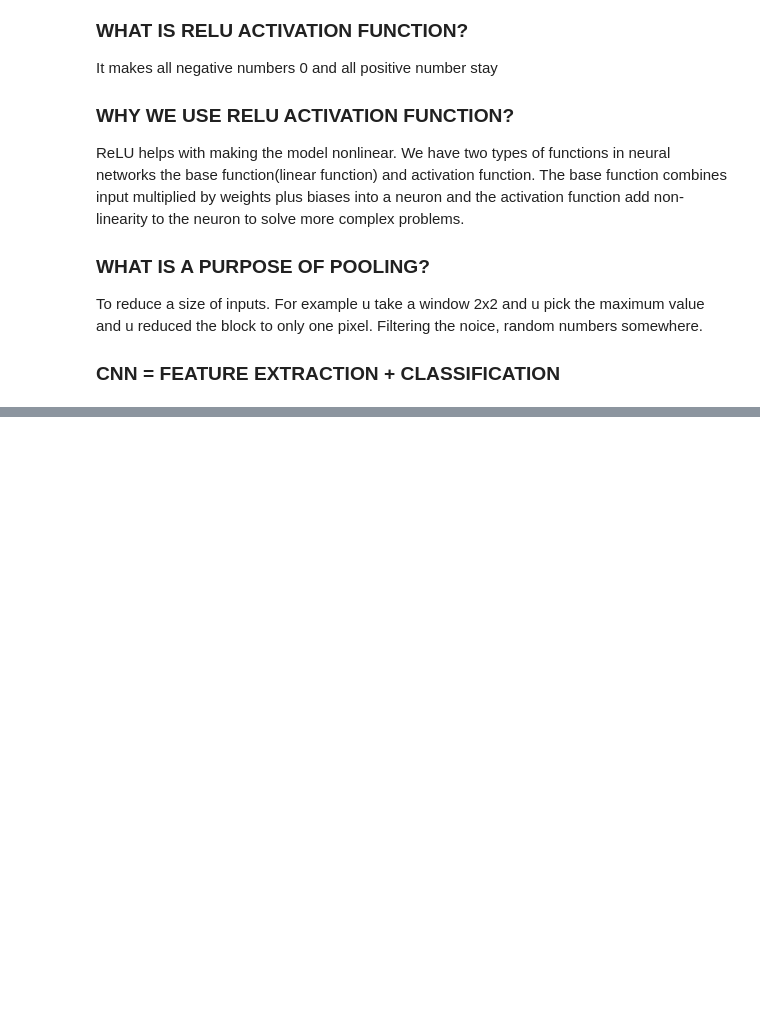
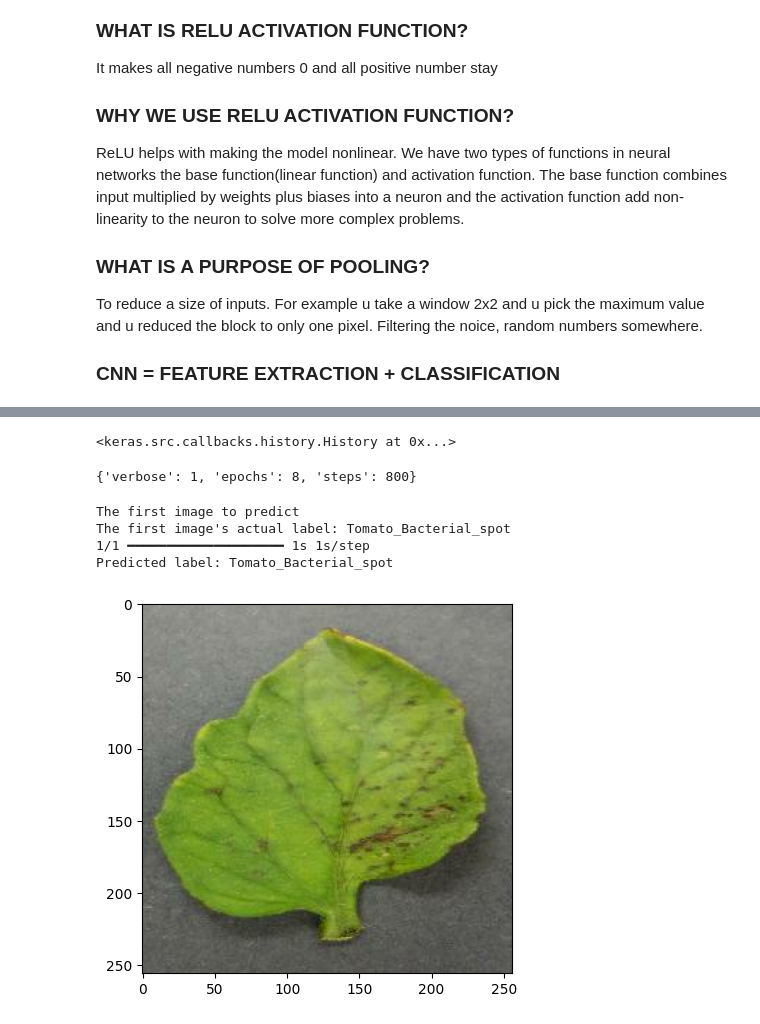
Before and after one commit to danoboss1/Tomato-AI-project, a Jupyter notebook: training/creating_model.ipynb, the cells around one changed output, grey strips where cells are left out. Saved outputs shown, nothing was run; the diff lists cells and outputs as text; code cells hidden in the pictures; blank space fills up the shorter version.

Commit message:
Feat: Trained model

```diff
--- a/training/creating_model.ipynb
+++ b/training/creating_model.ipynb
@@ -23,7 +23,7 @@ pip install tensorflow keras numpy matplotlib ipython
 # %% [markdown]
 # Loading data into tensorflow dataset object
 # %%
-BATCH_SIZE = 32
+BATCH_SIZE = 16
 IMAGE_SIZE = (256, 256)
 # %%
 dataset = tf.keras.preprocessing.image_dataset_from_directory(
@@ -135,7 +135,9 @@ len(test_dataset)
 # %%
-train_dataset = train_dataset.cache().shuffle(1000).prefetch(buffer_size=tf.data.AUTOTUNE)
-val_dataset = val_dataset.cache().shuffle(1000).prefetch(buffer_size=tf.data.AUTOTUNE)
-test_dataset = test_dataset.cache().shuffle(1000).prefetch(buffer_size=tf.data.AUTOTUNE)
+# I deleted cache() in every dataset
+
+train_dataset = train_dataset.shuffle(1000).prefetch(buffer_size=tf.data.AUTOTUNE)
+val_dataset = val_dataset.shuffle(1000).prefetch(buffer_size=tf.data.AUTOTUNE)
+test_dataset = test_dataset.shuffle(1000).prefetch(buffer_size=tf.data.AUTOTUNE)
 # %% [markdown]
 # Data augmentation
 # %%
@@ -182,15 +184,13 @@ model = models.Sequential([
     layers.MaxPooling2D((2, 2)),
     layers.Conv2D(64, (3, 3), activation='relu'),
     layers.MaxPooling2D((2, 2)),
-    layers.Conv2D(64, (3, 3), activation='relu'),
-    layers.MaxPooling2D((2, 2)),
-    layers.Conv2D(64, (3, 3), activation='relu'),
-    layers.MaxPooling2D((2, 2)),
     layers.Flatten(),
     layers.Dense(64, activation='relu'),
     layers.Dense(n_classes, activation='softmax'),
 ])
 
+# I have deleted two pairs of (2nd Conv2D and MaxPooling2D)
+
 model.build(input_shape=input_shape)
 # %%
 # this will be the end of next episode, because that training take a enourmous amount of time
@@ -212,6 +234,6 @@ history = model.fit(
     batch_size=BATCH_SIZE,
     validation_data=val_dataset,
     verbose=1,
-    epochs=3,
+    epochs=8,
 )
 # %% [output]
@@ -219,0 +262,32 @@ Epoch 1/3
+# %%
+# history is used for printing out the information about training process
+history
+# %% [output]
+<keras.src.callbacks.history.History at 0x...>
+# %%
+# explain tensorflow keras callback history a co vsetko sa tam da pozriet
+history.params
+# %% [output]
+{'verbose': 1, 'epochs': 8, 'steps': 800}
+# %%
+# visualize an image with the predicted label
+for images_batch, labels_batch in test_dataset.take(1):
+    # print(images_batch[0].numpy().astype('uint'))
+    # plt.imshow(images_batch[0].numpy().astype('uint'))
+
+    first_image = images_batch[0].numpy().astype('uint8')
+    first_label = labels_batch[0]
+
+    # explain this step by step
+    print("The first image to predict")
+    plt.imshow(first_image)
+    print("The first image's actual label:", class_names[first_label])
+
+    batch_prediction = model.predict(images_batch)
+    print("Predicted label:", class_names[np.argmax(batch_prediction[0])])
+# %% [output]
+The first image to predict
+The first image's actual label: Tomato_Bacterial_spot
+1/1 ━━━━━━━━━━━━━━━━━━━━ 1s 1s/step
+Predicted label: Tomato_Bacterial_spot
+[figure, added]
```
Also changed, not shown: parts of 12 cells of this notebook.
